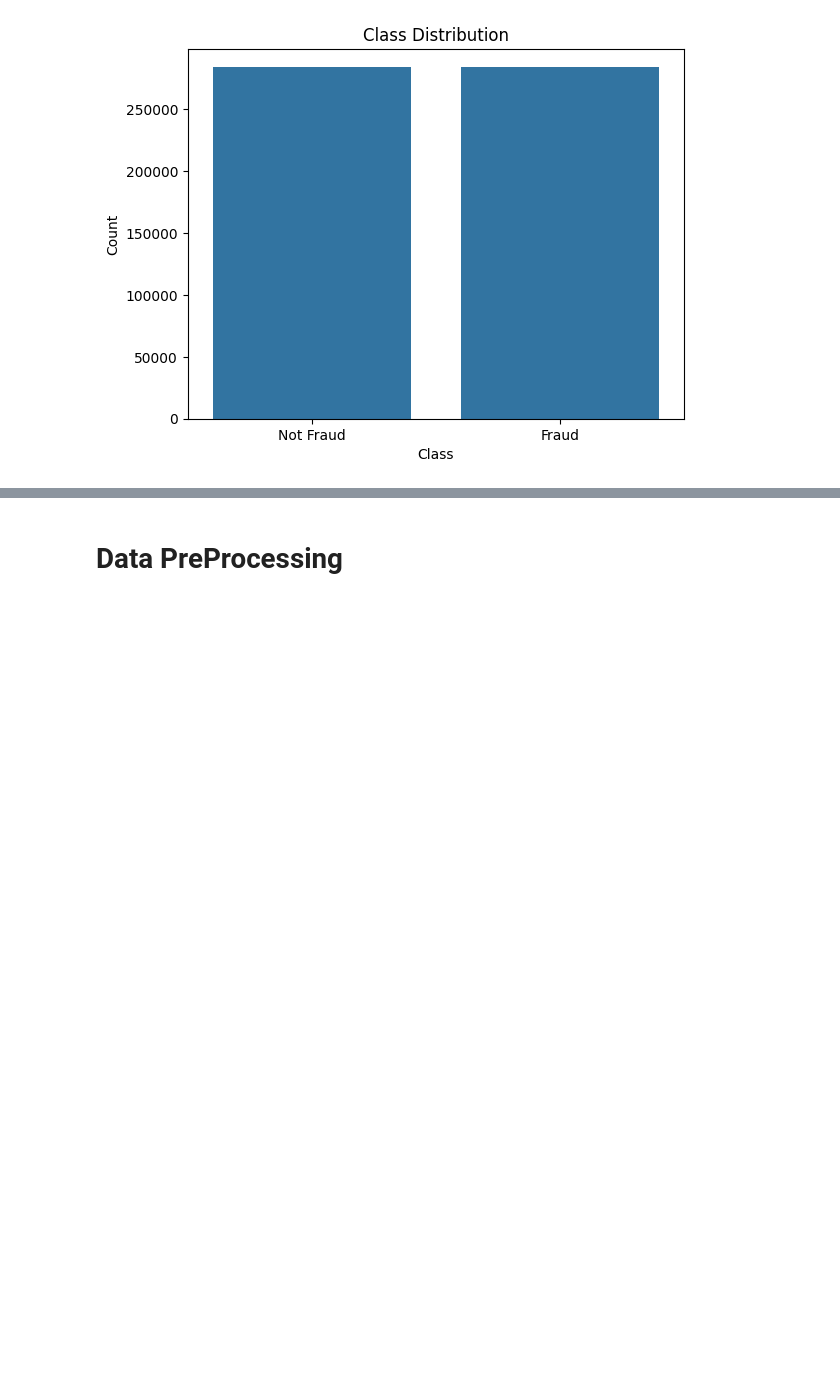
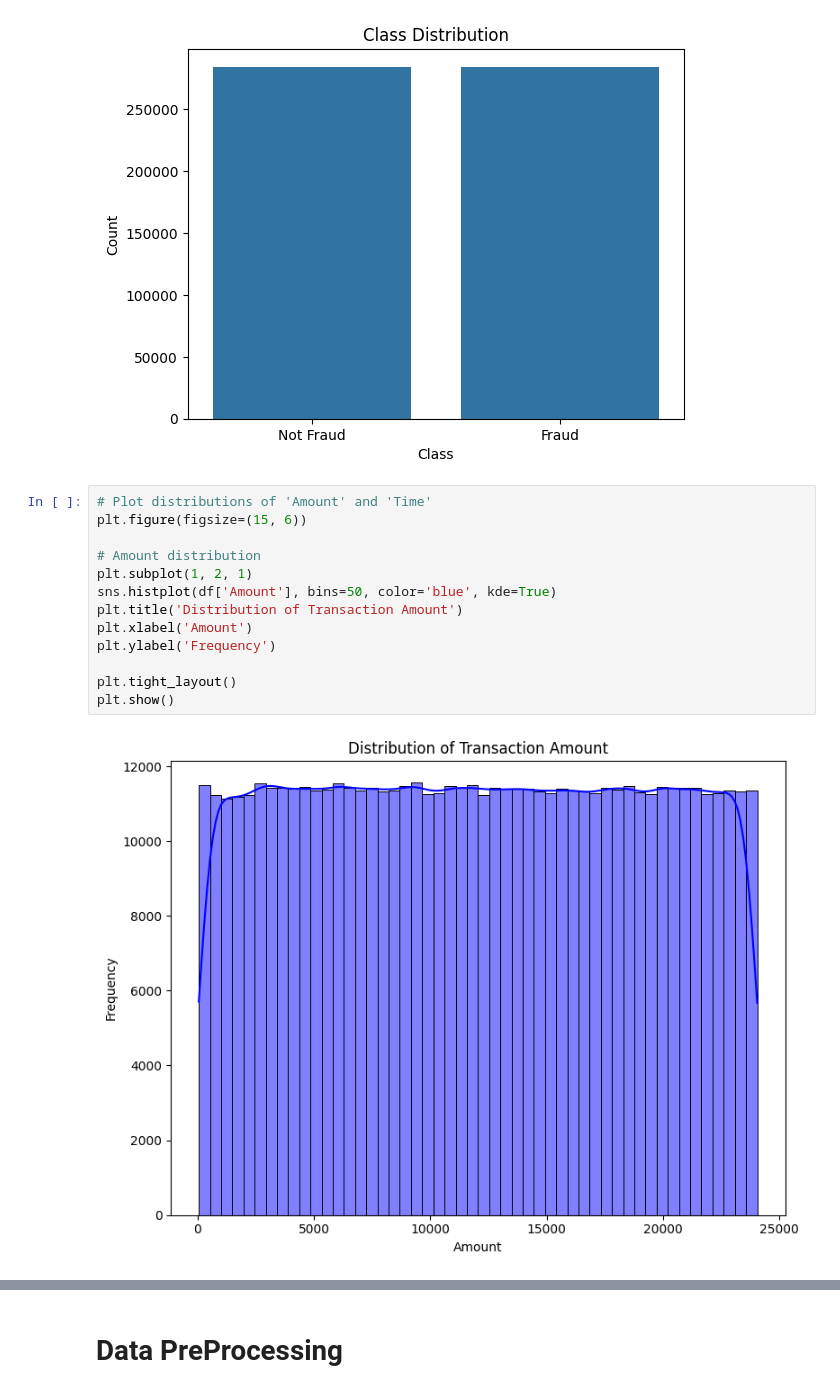
Before and after one commit to caroohong/Safe-AI, a Jupyter notebook: SafeAI_Project_Credit_Card_Fraud_Detection.ipynb, the cells around one changed output, grey strips where cells are left out. Drawn from its saved outputs; the diff is of its cells as text; blank space fills up the shorter version.

```diff
--- a/SafeAI_Project_Credit_Card_Fraud_Detection.ipynb
+++ b/SafeAI_Project_Credit_Card_Fraud_Detection.ipynb
@@ -129,3 +150,18 @@ plt.ylabel('Count')
 plt.show()
 # %% [output]
 [figure]
+# %%
+# Plot distributions of 'Amount' and 'Time'
+plt.figure(figsize=(15, 6))
+
+# Amount distribution
+plt.subplot(1, 2, 1)
+sns.histplot(df['Amount'], bins=50, color='blue', kde=True)
+plt.title('Distribution of Transaction Amount')
+plt.xlabel('Amount')
+plt.ylabel('Frequency')
+
+plt.tight_layout()
+plt.show()
+# %% [output]
+[figure, added]
```
Also changed, not shown: parts of 10 cells of this notebook.
